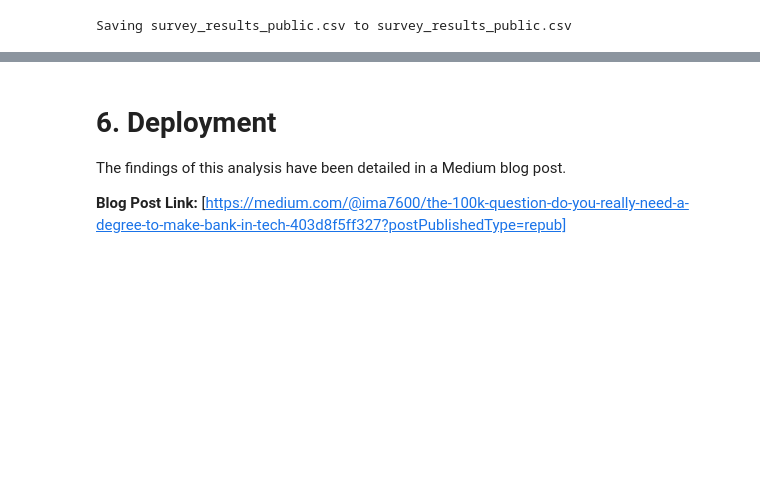
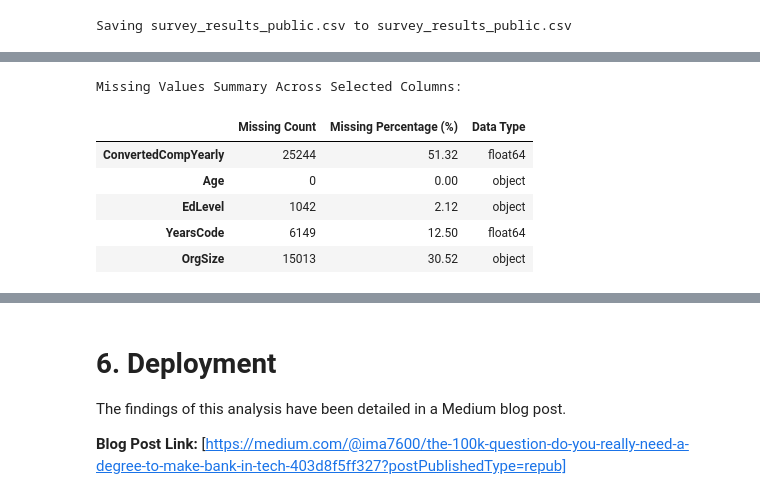
Before and after one commit to Datamathican/Udacity-Project-Data-Science-Blog-Post, a Jupyter notebook: StackOverflow_Analysis.ipynb, the cells around one changed output, grey strips where cells are left out. Drawn from its saved outputs; the diff is of its cells as text; code cells hidden in the pictures; blank space fills up the shorter version.

```diff
--- a/StackOverflow_Analysis.ipynb
+++ b/StackOverflow_Analysis.ipynb
@@ -66,0 +81,20 @@ To follow the DRY (Don't Repeat Yourself) principle, we will wrap our data clean
+# %%
+# Inspect missing values count and percentage for target and selected features
+cols_to_check = ['ConvertedCompYearly', 'Age', 'EdLevel', 'YearsCode', 'OrgSize']
+existing_cols = [c for c in cols_to_check if c in df.columns]
+
+missing_summary = pd.DataFrame({
+    'Missing Count': df[existing_cols].isnull().sum(),
+    'Missing Percentage (%)': (df[existing_cols].isnull().mean() * 100).round(2),
+    'Data Type': df[existing_cols].dtypes
+})
+print("Missing Values Summary Across Selected Columns:")
+display(missing_summary)
+# %% [output]
+Missing Values Summary Across Selected Columns:
+|  | Missing Count | Missing Percentage (%) | Data Type |
+| ConvertedCompYearly | 25244 | 51.32 | float64 |
+| Age | 0 | 0.00 | object |
+| EdLevel | 1042 | 2.12 | object |
+| YearsCode | 6149 | 12.50 | float64 |
+| OrgSize | 15013 | 30.52 | object |
```
Also changed, not shown: parts of 17 cells of this notebook.
